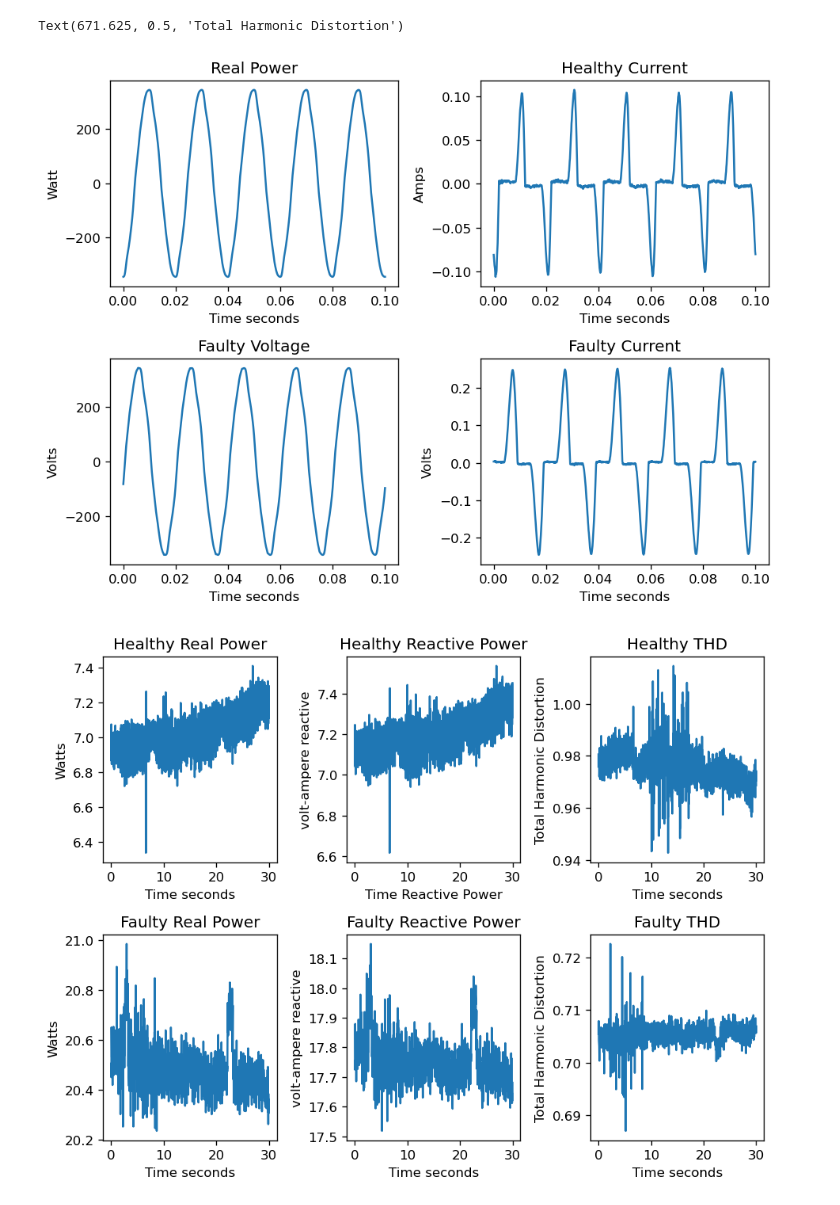
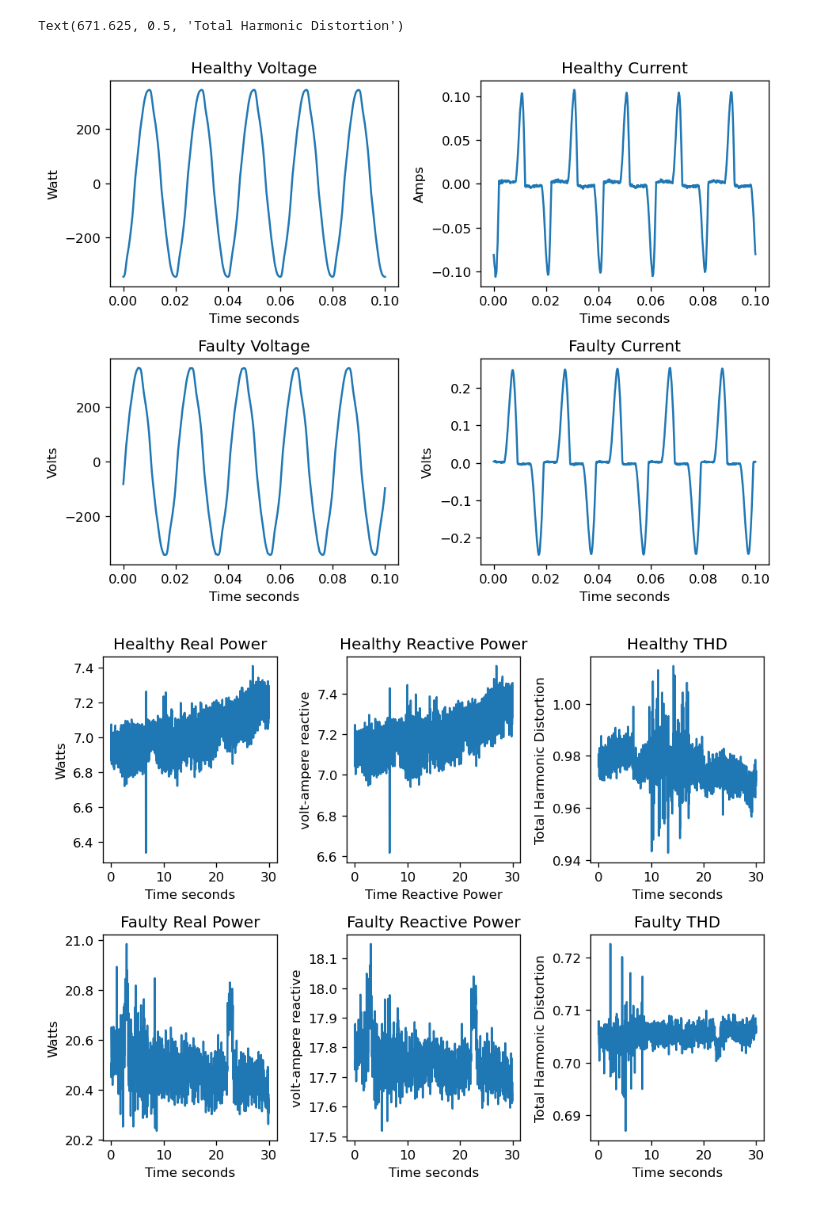
Before and after one commit to PhilipPhil/Unsupervised-Learning-for-Anomaly-Detection-in-Fleet-Based-Systems-Application-to-Air-Conditioners, a Jupyter notebook: Calculations.ipynb, the cells around one changed output. Cells and saved outputs as stored; diff of their text form; code cells hidden in the pictures.

```diff
--- a/Calculations.ipynb
+++ b/Calculations.ipynb
@@ -18,7 +18,7 @@ time = np.linspace(0,0.1,1000)
 plt.subplot(2, 2, 1)
 plt.tight_layout()
 plt.plot(time, healthy_calc.voltage[:1000])
-plt.title("Real Power")
+plt.title("Healthy Voltage")
 plt.xlabel('Time seconds')
 plt.ylabel('Watt')
 
@@ -65,32 +65,32 @@ plt.ylabel('volt-ampere reactive')
 
 plt.subplot(2, 3, 3)
 plt.tight_layout()
 plt.plot(time, healthy_calc.thd)
 plt.title("Healthy THD")
 plt.xlabel('Time seconds')
 plt.ylabel('Total Harmonic Distortion')
 
 plt.subplot(2, 3, 4)
 plt.tight_layout()
 plt.plot(time, faulty_calc.real_power)
 plt.title("Faulty Real Power")
 plt.xlabel('Time seconds')
 plt.ylabel('Watts')
 
 plt.subplot(2, 3, 5)
 plt.tight_layout()
 plt.plot(time, faulty_calc.reactive_power)
 plt.title("Faulty Reactive Power")
 plt.xlabel('Time seconds')
 plt.ylabel('volt-ampere reactive')
 
 plt.subplot(2, 3, 6)
 plt.tight_layout()
 plt.plot(time, faulty_calc.thd)
 plt.title("Faulty THD")
 plt.xlabel('Time seconds')
 plt.ylabel('Total Harmonic Distortion')
 # %% [output]
 Text(671.625, 0.5, 'Total Harmonic Distortion')
-[figure, old version]
+[figure, new version]
 [figure]
```
